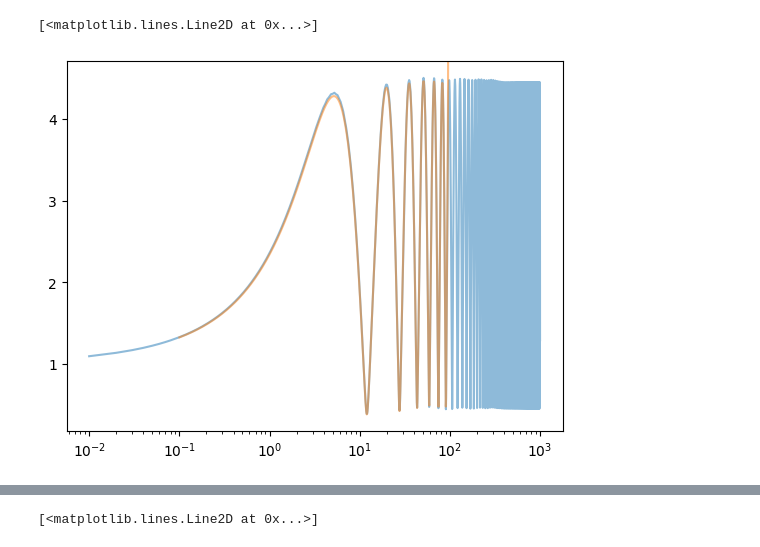
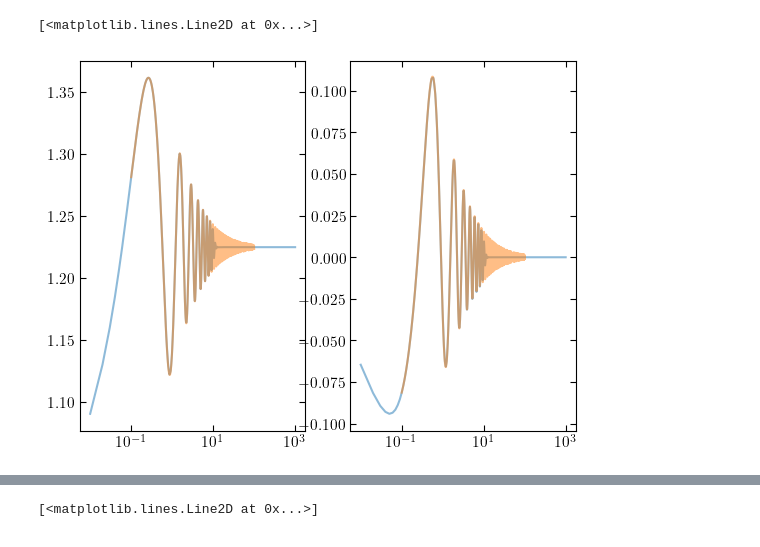
Before and after one commit to mhycheung/glworia, a Jupyter notebook: analytic.ipynb, the cells around one changed output, grey strips where cells are left out. Cells and saved outputs as stored; diff of their text form; code cells hidden in the pictures.

Commit message:
Interpolator for production run, error analysis
SIS comparison with analytical expression
NFW convergence test of contour integration
NFW interpolation error test
scripts for interpolation

```diff
--- a/analytic.ipynb
+++ b/analytic.ipynb
@@ -101,0 +135,17 @@ plt.semilogx(w2_cut, np.abs(F2_cut), alpha = 0.5)
+# %%
+lens_params = jnp.array([lp_interp])
+# %%
+N = 200
+T0_max = 1000.
+
+F_computed_list = []
+contour_obj_list = []
+
+y_list = [0.2, 2.0]
+
+for y_interp in y_list:
+    y = jnp.array([y_interp, 0])
+    F_computed, F_interp_raw, contour_obj, partitions = compute_F(w_interp, y, lens_params, T_funcs, helper_funcs, crit_funcs,
+                N, T0_max, origin_type = origin_type_CIS, x_im_nan_sub = x_im_nan_sub_CIS,)
+    F_computed_list.append(F_computed)
+    contour_obj_list.append(contour_obj)
@@ -101,0 +157,3 @@ plt.semilogx(w2_cut, np.abs(F2_cut), alpha = 0.5)
+# %%
+N_terms = 1000
+F_analytic_list = []
@@ -102,4 +167,12 @@ plt.semilogx(w2_cut, np.abs(F2_cut), alpha = 0.5)
 # %%
 ws = np.logspace(-1, 2, 1000)
-Fs = SIS_sum_vec(300, ws, 0.2)
-Fs = np.array(Fs.tolist(), dtype=np.complex128)
+for y_interp in y_list:
+    Fs = SIS_sum_vec(N_terms, ws, y_interp)
+    Fs = np.array(Fs.tolist(), dtype=np.complex128)
+    F_analytic_list.append(Fs)
+
+import pickle
+
+for i, y_interp in enumerate(y_list):
+    with open(f'./pickle/analytic_{N_terms}_y_{y_interp:.3f}_lp_{lp_interp:.3f}.pkl', 'wb') as f:
+        pickle.dump(F_analytic_list[i], f)
@@ -129,11 +189,17 @@ plt.semilogx(ws, np.abs(Fs), alpha = 0.5)
-# %%
-plt.semilogx(w_interp, np.abs(F), alpha = 0.5)
-plt.xlim(*plt.xlim())
-plt.ylim(*plt.ylim())
-plt.semilogx(ws, np.abs(Fs), alpha = 0.5)
-# %% [output]
-[<matplotlib.lines.Line2D at 0x...>]
-[figure, removed]
+# %%
+fig, axs = plt.subplots(1, 2)
+axs[0].semilogx(w_interp, np.abs(F_computed), alpha = 0.5)
+axs[0].set_xlim(*axs[0].get_xlim())
+axs[0].set_ylim(*axs[0].get_ylim())
+axs[0].semilogx(ws, np.abs(Fs), alpha = 0.5)
+axs[1].semilogx(w_interp, np.angle(F_computed), alpha = 0.5)
+axs[1].set_xlim(*axs[1].get_xlim())
+axs[1].set_ylim(*axs[1].get_ylim())
+axs[1].semilogx(ws, np.angle(Fs), alpha = 0.5)
+# plt.axhline(np.sqrt(mu_min))
+# %% [output]
+[<matplotlib.lines.Line2D at 0x...>]
+[figure, added]
 # %%
 from scipy.interpolate import interp1d
 
```
Also changed, not shown: parts of 27 cells of this notebook, 16 other files.
